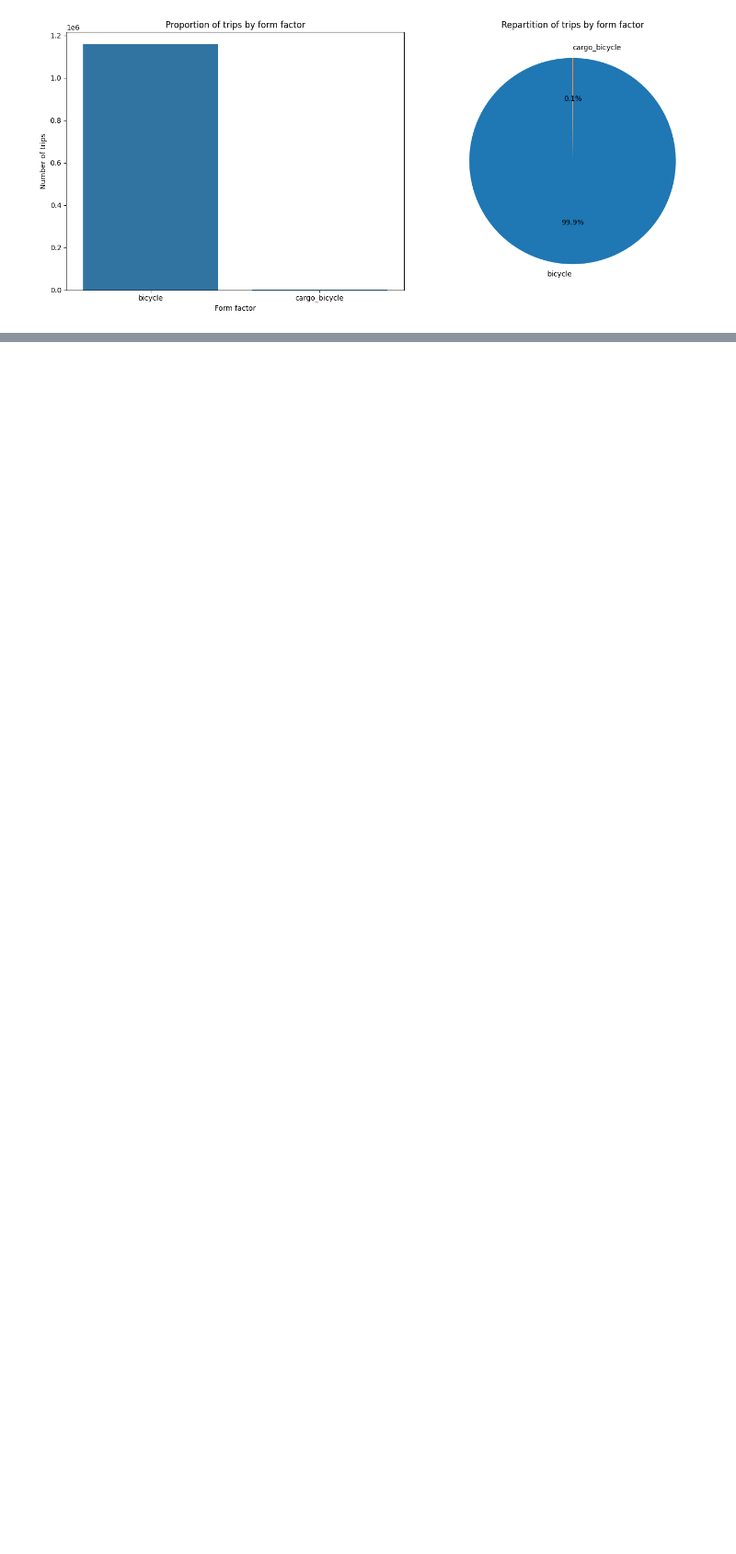
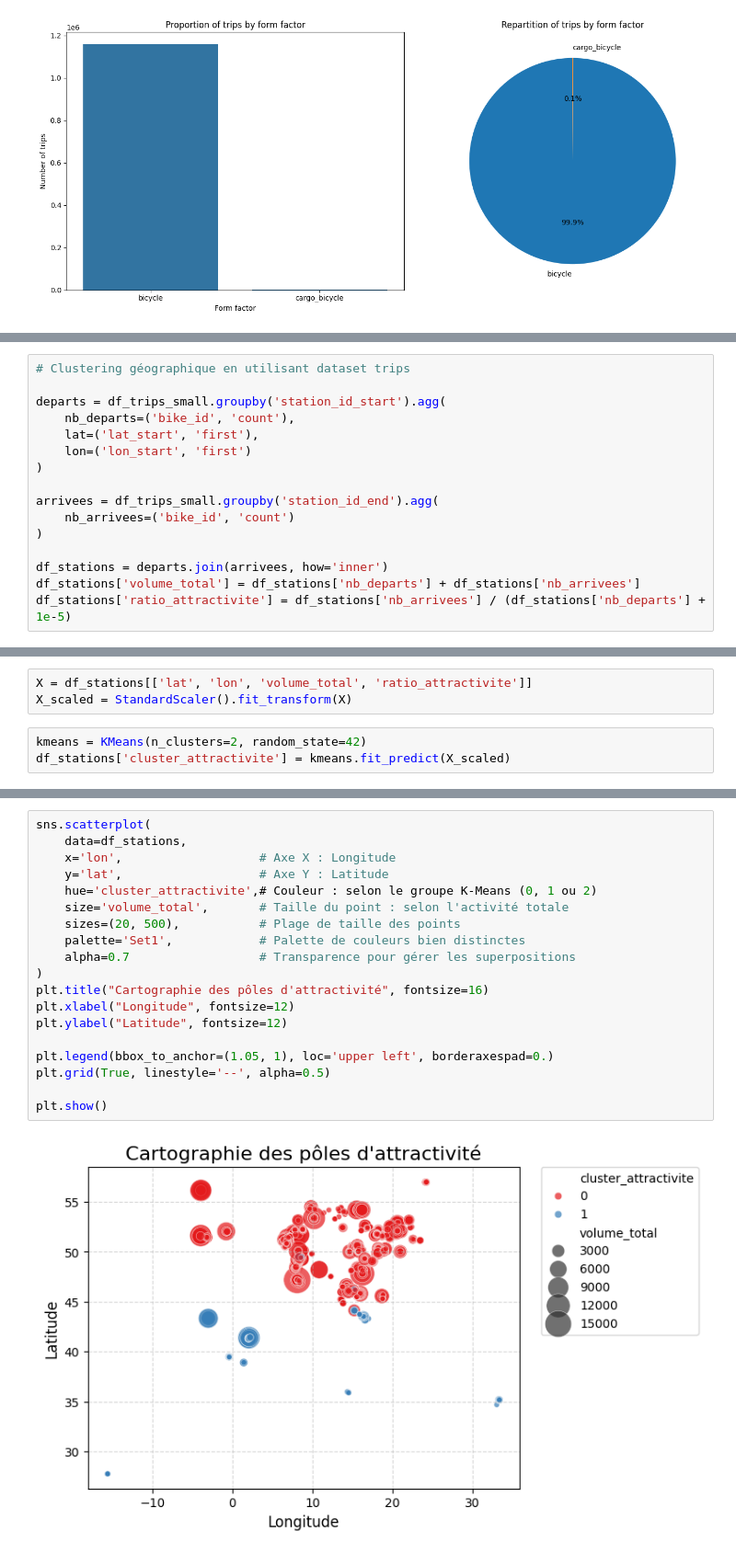
Before and after one commit to Memeel/ML_Challenge, a Jupyter notebook: notebook/challenge.ipynb, the cells around one changed output, grey strips where cells are left out. Shown at 92% size. Saved outputs shown, nothing was run; the diff lists cells and outputs as text; blank space fills up the shorter version.

Commit message:
feat: add geographical K-Means clustering for trips and stations

```diff
--- a/notebook/challenge.ipynb
+++ b/notebook/challenge.ipynb
@@ -574,0 +587,16 @@ plt.show()
+# %%
+# Clustering géographique en utilisant dataset trips
+
+departs = df_trips_small.groupby('station_id_start').agg(
+    nb_departs=('bike_id', 'count'),
+    lat=('lat_start', 'first'),
+    lon=('lon_start', 'first')
+)
+
+arrivees = df_trips_small.groupby('station_id_end').agg(
+    nb_arrivees=('bike_id', 'count')
+)
+
+df_stations = departs.join(arrivees, how='inner')
+df_stations['volume_total'] = df_stations['nb_departs'] + df_stations['nb_arrivees']
+df_stations['ratio_attractivite'] = df_stations['nb_arrivees'] / (df_stations['nb_departs'] + 1e-5)
@@ -574,0 +632,6 @@ plt.show()
+# %%
+X = df_stations[['lat', 'lon', 'volume_total', 'ratio_attractivite']]
+X_scaled = StandardScaler().fit_transform(X)
+# %%
+kmeans = KMeans(n_clusters=2, random_state=42)
+df_stations['cluster_attractivite'] = kmeans.fit_predict(X_scaled)
@@ -574,0 +645,21 @@ plt.show()
+# %%
+sns.scatterplot(
+    data=df_stations,
+    x='lon',                   # Axe X : Longitude
+    y='lat',                   # Axe Y : Latitude
+    hue='cluster_attractivite',# Couleur : selon le groupe K-Means (0, 1 ou 2)
+    size='volume_total',       # Taille du point : selon l'activité totale
+    sizes=(20, 500),           # Plage de taille des points
+    palette='Set1',            # Palette de couleurs bien distinctes
+    alpha=0.7                  # Transparence pour gérer les superpositions
+)
+plt.title("Cartographie des pôles d'attractivité", fontsize=16)
+plt.xlabel("Longitude", fontsize=12)
+plt.ylabel("Latitude", fontsize=12)
+
+plt.legend(bbox_to_anchor=(1.05, 1), loc='upper left', borderaxespad=0.)
+plt.grid(True, linestyle='--', alpha=0.5)
+
+plt.show()
+# %% [output]
+[figure, added]
```
Also changed, not shown: parts of 22 cells of this notebook.
